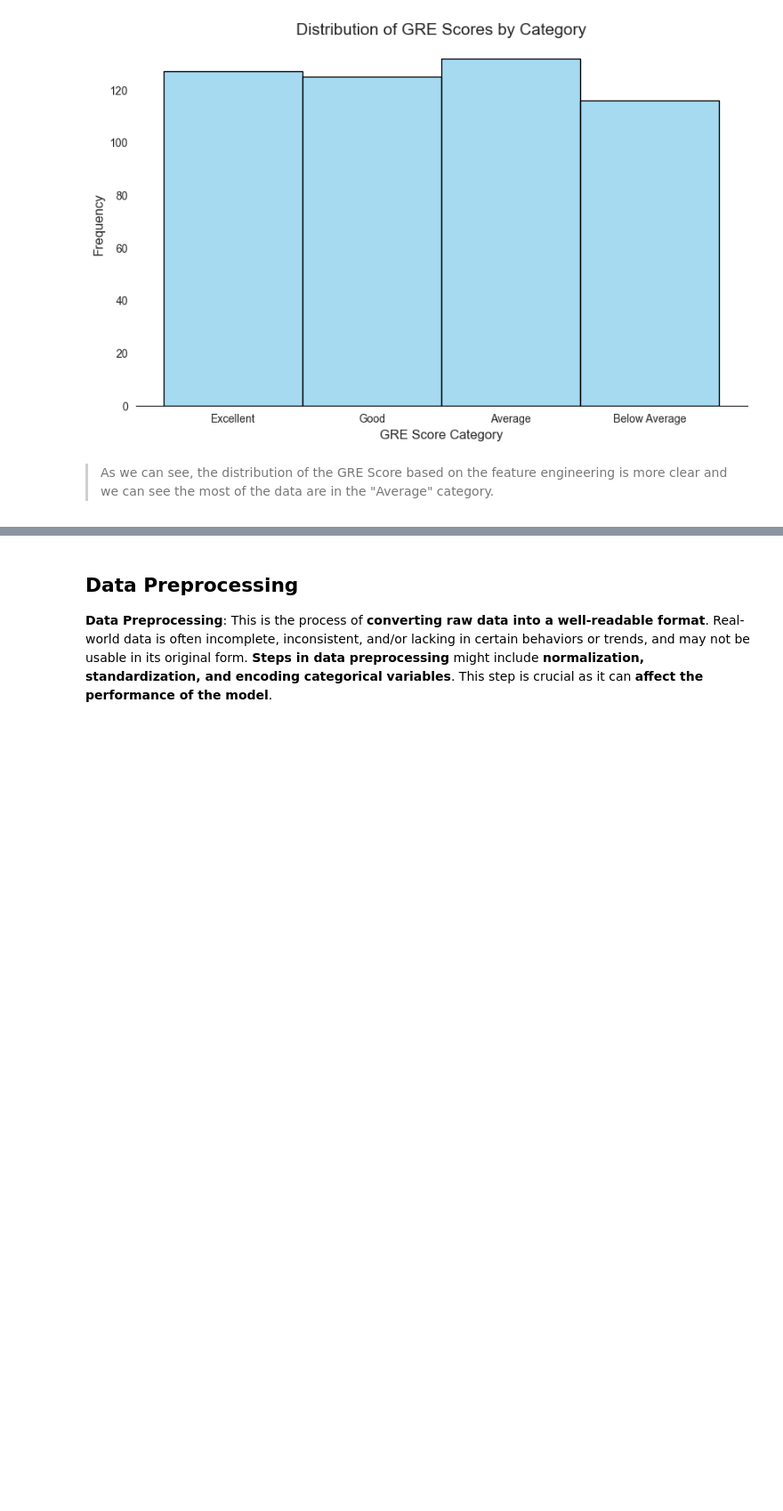
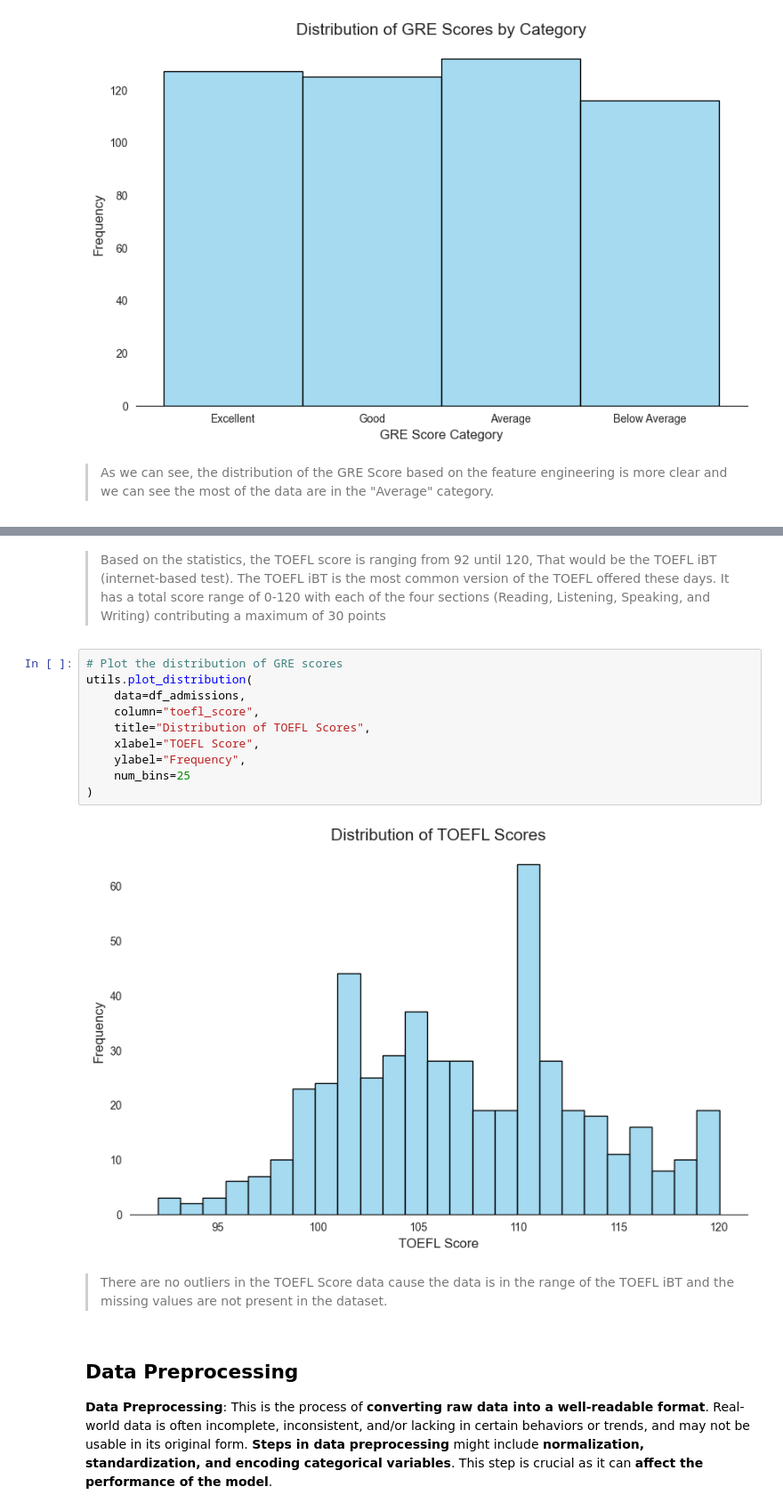
Before and after one commit to stefansphtr/Deep-Learning-Regression-with-Admissions-Data, a Jupyter notebook: Graduate_Admissions_Prediction_with_TensorFlow.ipynb, the cells around one changed output, grey strips where cells are left out. Shown: that part at 89% size. Drawn from its saved outputs; the diff is of its cells as text; blank space fills up the shorter version.

Commit message:
chore(eda): complete univariate analysis for the toefl score

```diff
--- a/Graduate_Admissions_Prediction_with_TensorFlow.ipynb
+++ b/Graduate_Admissions_Prediction_with_TensorFlow.ipynb
@@ -267,3 +284,19 @@ utils.plot_distribution(
+# %% [markdown]
+> Based on the statistics, the TOEFL score is ranging from 92 until 120, That would be the TOEFL iBT (internet-based test).  The TOEFL iBT is the most common version of the TOEFL offered these days. It has a total score range of 0-120 with each of the four sections (Reading, Listening, Speaking, and Writing) contributing a maximum of 30 points
+# %%
+# Plot the distribution of GRE scores
+utils.plot_distribution(
+    data=df_admissions,
+    column="toefl_score",
+    title="Distribution of TOEFL Scores",
+    xlabel="TOEFL Score",
+    ylabel="Frequency",
+    num_bins=25
+)
+# %% [output]
+[figure, added]
+# %% [markdown]
+> There are no outliers in the TOEFL Score data cause the data is in the range of the TOEFL iBT and the missing values are not present in the dataset.
 # %% [markdown]
 ## Data Preprocessing
 
```
Also changed, not shown: parts of 2 cells of this notebook.
